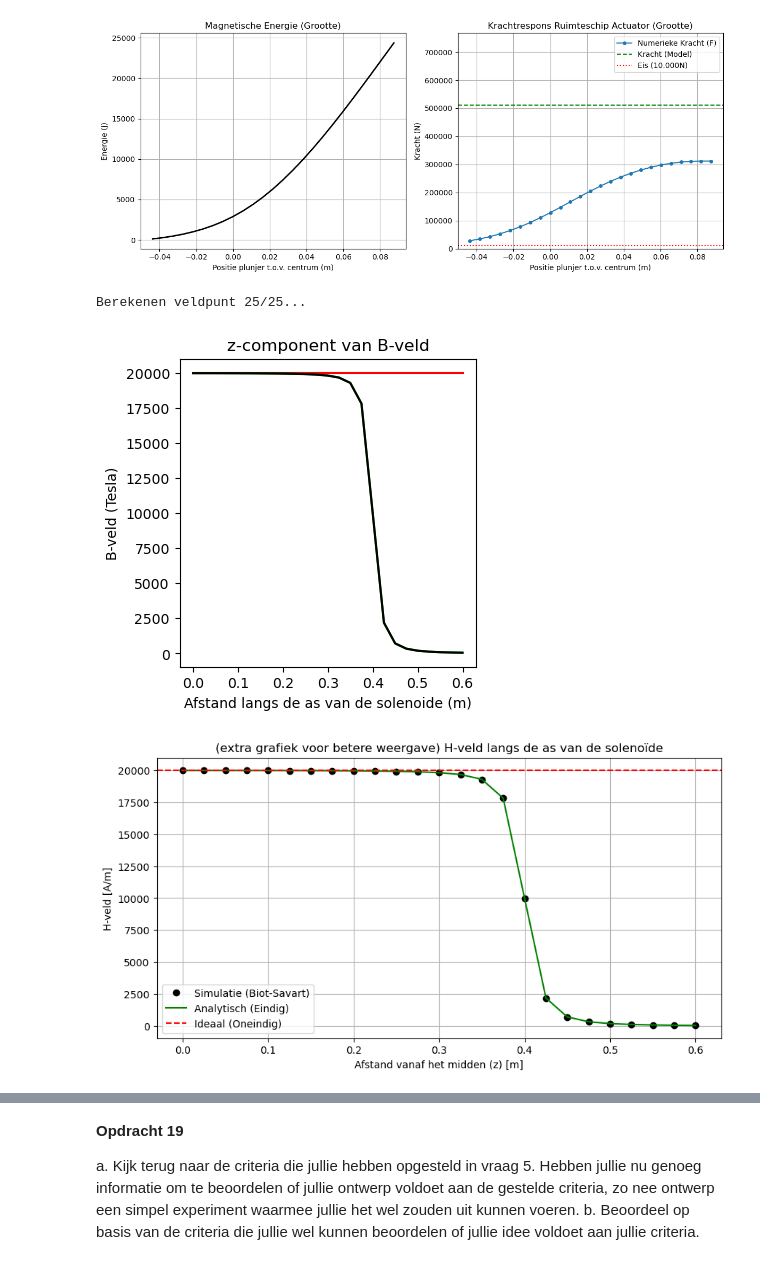
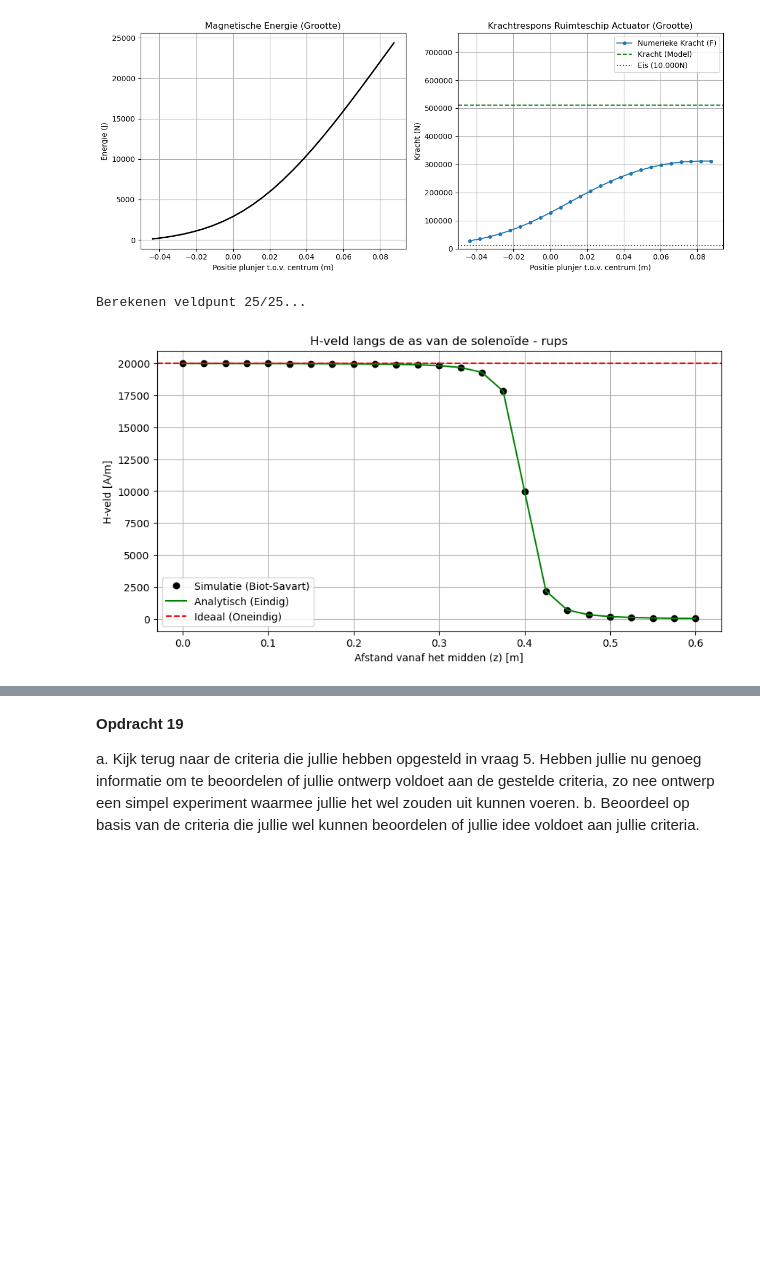
Before and after one commit to carstenschroevers-eng/opdrachten-DEF-D, a Jupyter notebook: DigitaleOntwerpopdrachten/2KrachtactuatorOpdracht/KrachtactuatorOpdracht.ipynb, the cells around one changed output, grey strips where cells are left out. Saved outputs shown, nothing was run; the diff lists cells and outputs as text; code cells hidden in the pictures; blank space fills up the shorter version.

```diff
--- a/DigitaleOntwerpopdrachten/2KrachtactuatorOpdracht/KrachtactuatorOpdracht.ipynb
+++ b/DigitaleOntwerpopdrachten/2KrachtactuatorOpdracht/KrachtactuatorOpdracht.ipynb
@@ -890,7 +811,6 @@ V_rups = 12 #V
 rdraadrups = 0.00075 #m
 # %%
 #Stap 1: Field current element opnieuw berekenen
-
 xvarrups, yvarrups, zvarrups = parametrisatie(N_punten, r_s_rups, aantal_omwentelingen_rups, L_sol_rups)
 
 #Stap 2: Sommatie
@@ -916,44 +836,33 @@ for i_fieldr in range(n_axrups):
         dlrups = punten_draad_rups[i_source+1] - punten_draad_rups[i_source]
         r_diff_rups = r_field_rups - r_source_rups
         afstand_rups = np.linalg.norm(r_diff_rups)
         kruis_prod_rups = np.cross(dlrups, r_diff_rups)
         dH_rups = (I_rups/ (4 * np.pi)) * (kruis_prod_rups / afstand_rups**3)
         H_simulated_rups += dH_rups
 
 
     H_axrups[i_fieldr] = H_simulated_rups[2]
 
 #stap 5 model berekenen
 
 nrups = aantal_omwentelingen_rups / L_sol_rups
 H_ideaalrups = nrups * I_rups * np.ones(len(z_axrups))
 
 # dit is nog een aardige analytische uitdrukking die je kan uitrekenen voor de z-component op de as van een solenoide met eindige lengte
 H_veld_analytischrups=(aantal_omwentelingen_rups*I_rups/L_sol_rups/2)*((L_sol_rups/2-z_axrups)/np.sqrt((z_axrups- L_sol_rups/2)**2 + r_s_rups**2)+(L_sol_rups/2+z_axrups)/np.sqrt((z_axrups+ L_sol_rups/2)**2 + r_s_rups**2))
 
-plt.figure(figsize=[13,4])
-plt.subplot(131)
-plt.title('z-component van B-veld')
-plt.plot(z_axrups, H_ideaalrups, '-r', label='ideaal')
-plt.plot(z_axrups, H_veld_analytischrups, '-g', label='analytisch')
-plt.plot(z_axrups, H_axrups, '-k', label='simulatie')
-plt.xlabel('Afstand langs de as van de solenoide (m)')
-plt.ylabel('B-veld (Tesla)')
-plt.show()
-
 plt.figure(figsize=[10, 5])
 plt.plot(z_axrups, H_axrups, 'ko', label='Simulatie (Biot-Savart)')
 plt.plot(z_axrups, H_veld_analytischrups, '-g', label='Analytisch (Eindig)')
 plt.axhline(y=H_ideaalrups[0], color='r', linestyle='--', label='Ideaal (Oneindig)')
 
-plt.title('(extra grafiek voor betere weergave) H-veld langs de as van de solenoïde')
+plt.title('H-veld langs de as van de solenoïde - rups')
 plt.xlabel('Afstand vanaf het midden (z) [m]')
 plt.ylabel('H-veld [A/m]')
 plt.legend()
 plt.grid(True)
 plt.show()
 # %% [output]
 Berekenen veldpunt 25/25...
-[figure, old version]
+[figure, new version]
-[figure, removed]
 # %%
```
Also changed, not shown: parts of 15 cells of this notebook.
